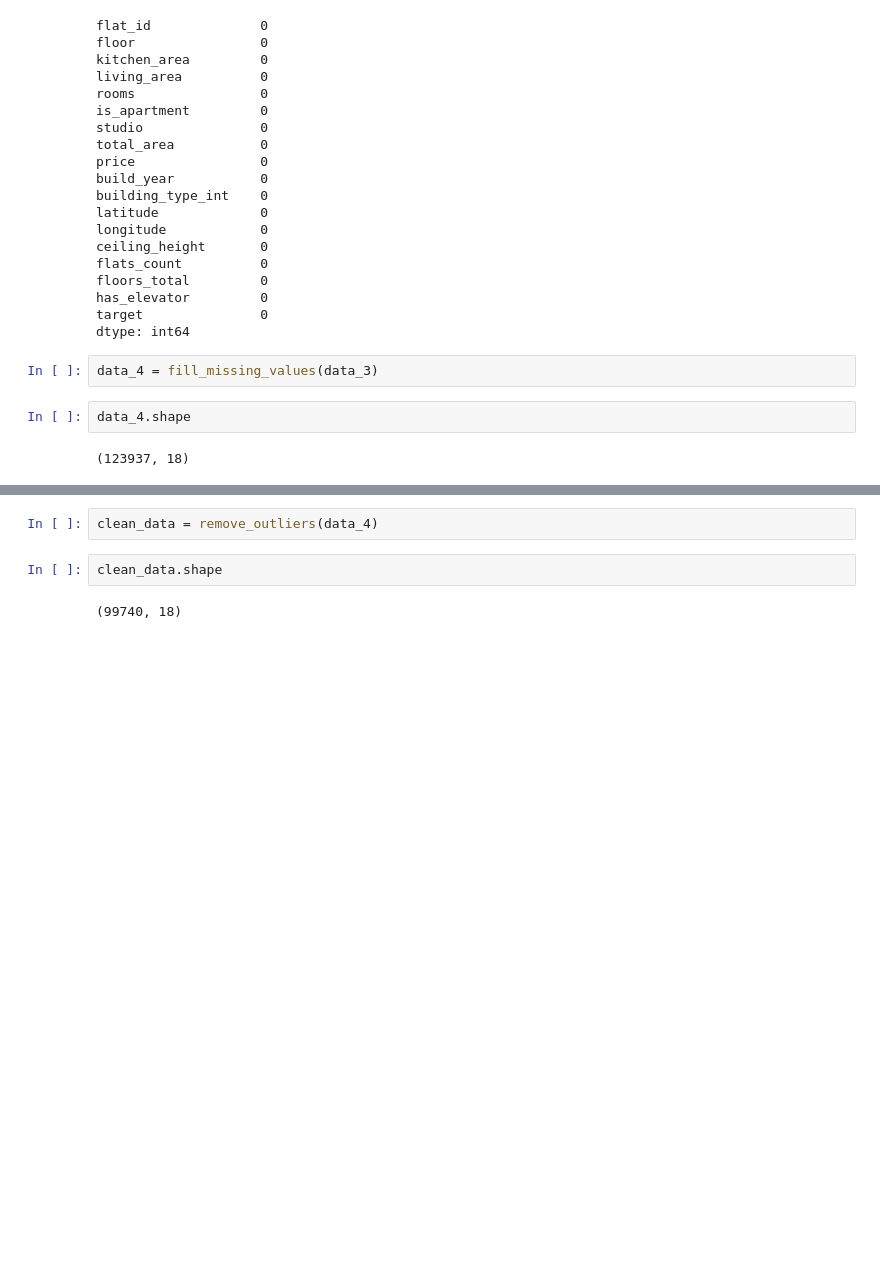
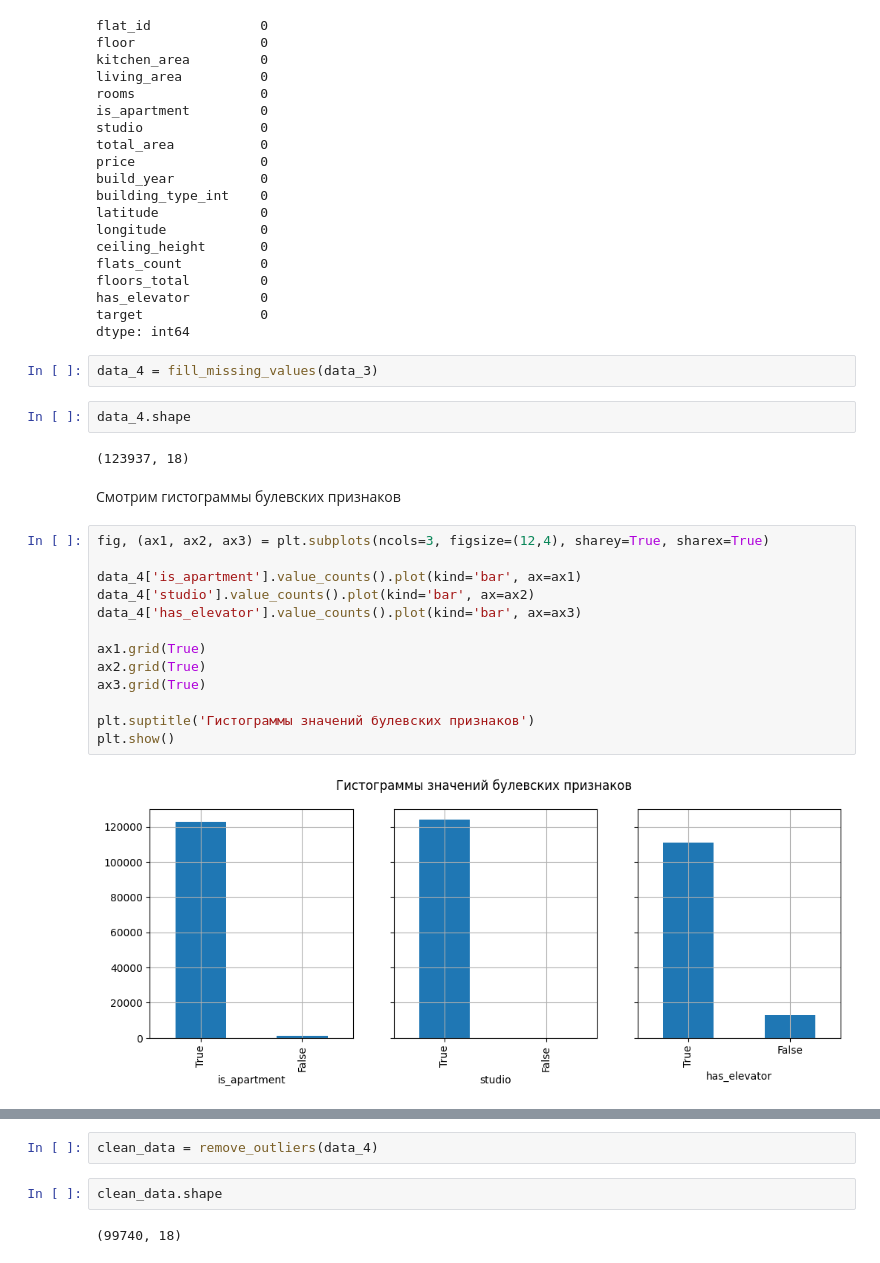
Before and after one commit to ibnkir/mle-project-sprint-1, a Jupyter notebook: notebooks/preproc_and_eda.ipynb, the cells around one changed output, grey strips where cells are left out. Drawn from its saved outputs; the diff is of its cells as text; blank space fills up the shorter version.

```diff
--- a/notebooks/preproc_and_eda.ipynb
+++ b/notebooks/preproc_and_eda.ipynb
@@ -204,3 +204,20 @@ data_4 = fill_missing_values(data_3)
 data_4.shape
 # %% [output]
 (123937, 18)
+# %% [markdown]
+Смотрим гистограммы булевских признаков
+# %%
+fig, (ax1, ax2, ax3) = plt.subplots(ncols=3, figsize=(12,4), sharey=True, sharex=True)
+
+data_4['is_apartment'].value_counts().plot(kind='bar', ax=ax1)
+data_4['studio'].value_counts().plot(kind='bar', ax=ax2)
+data_4['has_elevator'].value_counts().plot(kind='bar', ax=ax3)
+
+ax1.grid(True)
+ax2.grid(True)
+ax3.grid(True)
+
+plt.suptitle('Гистограммы значений булевских признаков')
+plt.show()
+# %% [output]
+[figure, added]
```
Also changed, not shown: parts of 27 cells of this notebook, 5 other files.
